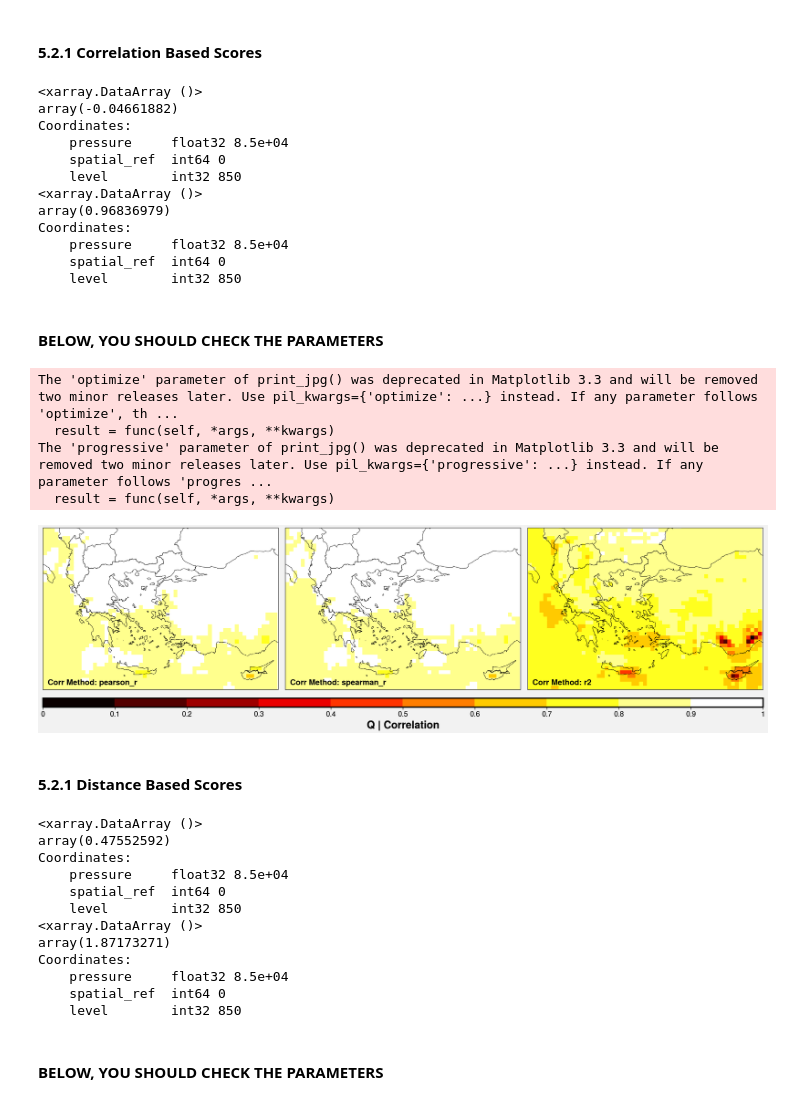
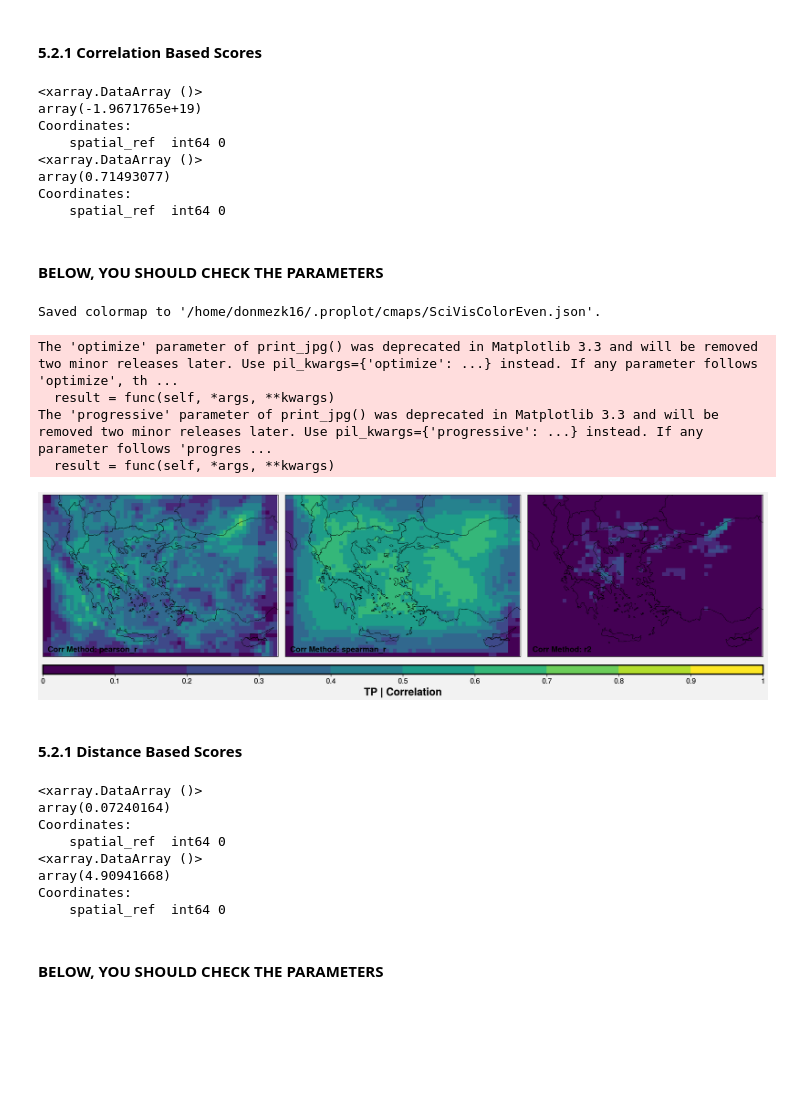
Before and after one commit to donmezkutay/Climate-Modelling-Lesson-Project, a Jupyter notebook: process_1D_graphics.ipynb, the cells around one changed output. Saved outputs shown, nothing was run; the diff lists cells and outputs as text; code cells hidden in the pictures; blank space fills up the shorter version.

Commit message:
#update cmaps for correlation and distance graphic

```diff
--- a/process_1D_graphics.ipynb
+++ b/process_1D_graphics.ipynb
@@ -29,13 +30,13 @@ from visualization_codes import plot_facet_map
 #### **BELOW, YOU SHOULD CHECK THE PARAMETERS**
 # %%
 # Parameters to change ------------
-is_single = False
-model_var = 'QV' # possible for single: PMSL, RELHUM_2M, TOT_PREC, T_2M, U_10M, V_10M
+is_single = True
+model_var = 'TOT_PREC' # possible for single: PMSL, RELHUM_2M, TOT_PREC, T_2M, U_10M, V_10M
                  # possible for pressure: FI, RELHUM, T, QV
-era5_var = 'q' # possible for single: u10, v10, t2m, msl, tp
+era5_var = 'tp' # possible for single: u10, v10, t2m, msl, tp
                  # possible for pressure: z, t, q
-model_level = 'pl'
-plevel = 85000 # in Pa (if using model_level=sfc, this must be 100000 (one hundred thousand Pa))
+model_level = 'sfc'
+plevel = 100000 # in Pa (if using model_level=sfc, this must be 100000 (one hundred thousand Pa))
 il = 'İZMİR' # choose province to clip (capital letters)
 
 # ----------------
@@ -264,50 +265,53 @@ print(xr_skill_corr.min())
 print(xr_skill_corr.max())
 # %% [output]
 <xarray.DataArray ()>
-array(-0.04661882)
+array(-1.9671765e+19)
 Coordinates:
-    pressure     float32 8.5e+04
     spatial_ref  int64 0
-    level        int32 850
 <xarray.DataArray ()>
-array(0.96836979)
+array(0.71493077)
 Coordinates:
-    pressure     float32 8.5e+04
     spatial_ref  int64 0
-    level        int32 850
 # %% [markdown]
 #### **BELOW, YOU SHOULD CHECK THE PARAMETERS**
 # %%
 # Parameters to change ------------
-cmap = plt.get_cmap('hot')
+cmap = plot.Colormap(
+    'viridis',
+    name='SciVisColorEven', save=True
+)
 vmin = 0 # consider lower limit above
 vmax = 1 # consider upper limit above
-norm = BoundaryNorm(np.arange(vmin, vmax+0.1, 0.1), ncolors=cmap.N, clip=True)
-ticks = np.arange(vmin, vmax+0.1, 0.1)
+norm_inc = 0.1 # norm increment
+ticks_inc = 0.1 # ticks increment
+
+norm = BoundaryNorm(np.arange(vmin, vmax+norm_inc, norm_inc), ncolors=cmap.N, clip=True)
+ticks = np.arange(vmin, vmax+ticks_inc, ticks_inc)
 
 # ----------------
 
 # data
 data_df = xr_skill_corr
 
 # graphic features
 fig_array = [[1,2,3]]
 graphic_no = 3
 method='Corr Method'
 difference_method = 'Correlation'
 
 # projection
 crs_data = cartopy.crs.RotatedPole(**crs_parameters)
 
 plot_facet_map(data_df, cmap, vmin, vmax, norm, ticks,
                crs_data, graphic_no, era5_var, model_level,
                plevel, method, difference_method, fig_array)
 # %% [output]
-The 'optimize' parameter of print_jpg() was deprecated in Matplotlib 3.3 and will be removed two minor releases later. Use pil_kwargs={'optimize': ...} instead. If any parameter follows 'optimize', th ...
-  result = func(self, *args, **kwargs)
-The 'progressive' parameter of print_jpg() was deprecated in Matplotlib 3.3 and will be removed two minor releases later. Use pil_kwargs={'progressive': ...} instead. If any parameter follows 'progres ...
-  result = func(self, *args, **kwargs)
+Saved colormap to '/home/donmezk16/.proplot/cmaps/SciVisColorEven.json'.
+The 'optimize' parameter of print_jpg() was deprecated in Matplotlib 3.3 and will be removed two minor releases later. Use pil_kwargs={'optimize': ...} instead. If any parameter follows 'optimize', th ...
+  result = func(self, *args, **kwargs)
+The 'progressive' parameter of print_jpg() was deprecated in Matplotlib 3.3 and will be removed two minor releases later. Use pil_kwargs={'progressive': ...} instead. If any parameter follows 'progres ...
+  result = func(self, *args, **kwargs)
-[figure, old version]
+[figure, new version]
 # %% [markdown]
 #### 5.2.1 Distance Based Scores
 # %%
@@ -315,17 +319,13 @@ print(xr_skill_dist.min())
 print(xr_skill_dist.max())
 # %% [output]
 <xarray.DataArray ()>
-array(0.47552592)
+array(0.07240164)
 Coordinates:
-    pressure     float32 8.5e+04
     spatial_ref  int64 0
-    level        int32 850
 <xarray.DataArray ()>
-array(1.87173271)
+array(4.90941668)
 Coordinates:
-    pressure     float32 8.5e+04
     spatial_ref  int64 0
-    level        int32 850
 # %% [markdown]
 #### **BELOW, YOU SHOULD CHECK THE PARAMETERS**
 # %%
```
Also changed, not shown: parts of 7 cells of this notebook.
